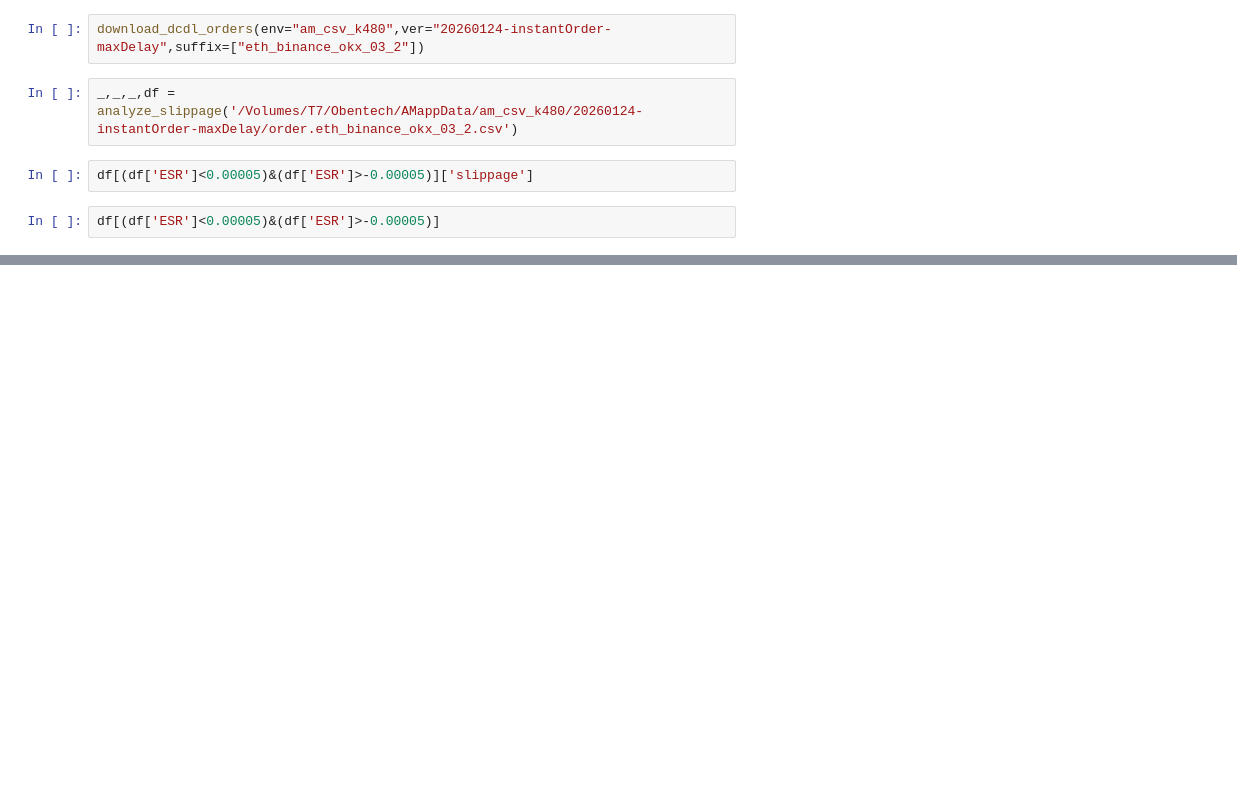
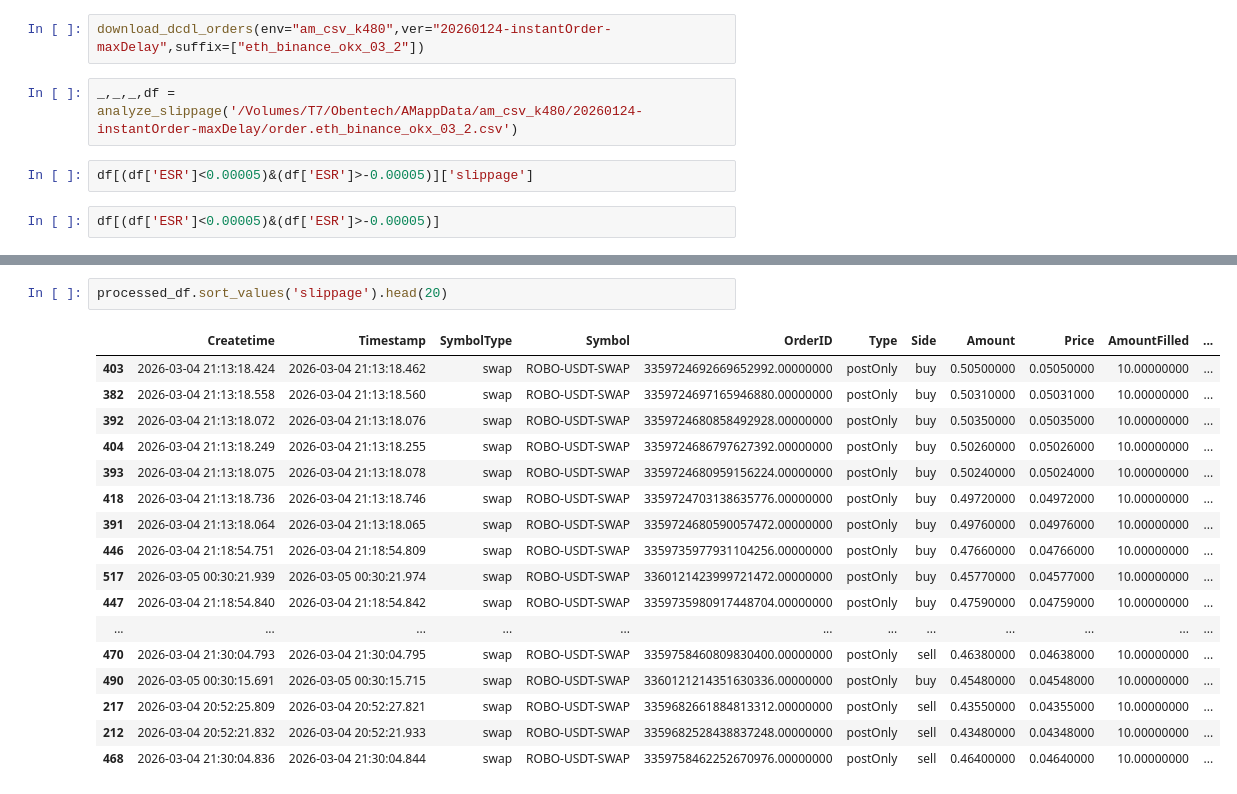
Before and after one commit to 5raymaizi/obentech-cf, a Jupyter notebook: big_coin_slippage.ipynb, the cells around one changed output, grey strips where cells are left out. Cells and saved outputs as stored; diff of their text form; blank space fills up the shorter version.

```diff
--- a/big_coin_slippage.ipynb
+++ b/big_coin_slippage.ipynb
@@ -5988,0 +6055,20 @@ df[(df['ESR']<0.00005)&(df['ESR']>-0.00005)]
+# %%
+processed_df.sort_values('slippage').head(20)
+# %% [output]
+|  | Createtime | Timestamp | SymbolType | Symbol | OrderID | Type | Side | Amount | Price | AmountFilled | ... |
+| 403 | 2026-03-04 21:13:18.424 | 2026-03-04 21:13:18.462 | swap | ROBO-USDT-SWAP | 3359724692669652992.00000000 | postOnly | buy | 0.50500000 | 0.05050000 | 10.00000000 | ... |
+| 382 | 2026-03-04 21:13:18.558 | 2026-03-04 21:13:18.560 | swap | ROBO-USDT-SWAP | 3359724697165946880.00000000 | postOnly | buy | 0.50310000 | 0.05031000 | 10.00000000 | ... |
+| 392 | 2026-03-04 21:13:18.072 | 2026-03-04 21:13:18.076 | swap | ROBO-USDT-SWAP | 3359724680858492928.00000000 | postOnly | buy | 0.50350000 | 0.05035000 | 10.00000000 | ... |
+| 404 | 2026-03-04 21:13:18.249 | 2026-03-04 21:13:18.255 | swap | ROBO-USDT-SWAP | 3359724686797627392.00000000 | postOnly | buy | 0.50260000 | 0.05026000 | 10.00000000 | ... |
+| 393 | 2026-03-04 21:13:18.075 | 2026-03-04 21:13:18.078 | swap | ROBO-USDT-SWAP | 3359724680959156224.00000000 | postOnly | buy | 0.50240000 | 0.05024000 | 10.00000000 | ... |
+| 418 | 2026-03-04 21:13:18.736 | 2026-03-04 21:13:18.746 | swap | ROBO-USDT-SWAP | 3359724703138635776.00000000 | postOnly | buy | 0.49720000 | 0.04972000 | 10.00000000 | ... |
+| 391 | 2026-03-04 21:13:18.064 | 2026-03-04 21:13:18.065 | swap | ROBO-USDT-SWAP | 3359724680590057472.00000000 | postOnly | buy | 0.49760000 | 0.04976000 | 10.00000000 | ... |
+| 446 | 2026-03-04 21:18:54.751 | 2026-03-04 21:18:54.809 | swap | ROBO-USDT-SWAP | 3359735977931104256.00000000 | postOnly | buy | 0.47660000 | 0.04766000 | 10.00000000 | ... |
+| 517 | 2026-03-05 00:30:21.939 | 2026-03-05 00:30:21.974 | swap | ROBO-USDT-SWAP | 3360121423999721472.00000000 | postOnly | buy | 0.45770000 | 0.04577000 | 10.00000000 | ... |
+| 447 | 2026-03-04 21:18:54.840 | 2026-03-04 21:18:54.842 | swap | ROBO-USDT-SWAP | 3359735980917448704.00000000 | postOnly | buy | 0.47590000 | 0.04759000 | 10.00000000 | ... |
+| ... | ... | ... | ... | ... | ... | ... | ... | ... | ... | ... | ... |
+| 470 | 2026-03-04 21:30:04.793 | 2026-03-04 21:30:04.795 | swap | ROBO-USDT-SWAP | 3359758460809830400.00000000 | postOnly | sell | 0.46380000 | 0.04638000 | 10.00000000 | ... |
+| 490 | 2026-03-05 00:30:15.691 | 2026-03-05 00:30:15.715 | swap | ROBO-USDT-SWAP | 3360121214351630336.00000000 | postOnly | buy | 0.45480000 | 0.04548000 | 10.00000000 | ... |
+| 217 | 2026-03-04 20:52:25.809 | 2026-03-04 20:52:27.821 | swap | ROBO-USDT-SWAP | 3359682661884813312.00000000 | postOnly | sell | 0.43550000 | 0.04355000 | 10.00000000 | ... |
+| 212 | 2026-03-04 20:52:21.832 | 2026-03-04 20:52:21.933 | swap | ROBO-USDT-SWAP | 3359682528438837248.00000000 | postOnly | sell | 0.43480000 | 0.04348000 | 10.00000000 | ... |
+| 468 | 2026-03-04 21:30:04.836 | 2026-03-04 21:30:04.844 | swap | ROBO-USDT-SWAP | 3359758462252670976.00000000 | postOnly | sell | 0.46400000 | 0.04640000 | 10.00000000 | ... |
```
Also changed, not shown: parts of 6 cells of this notebook, 11 other files.
